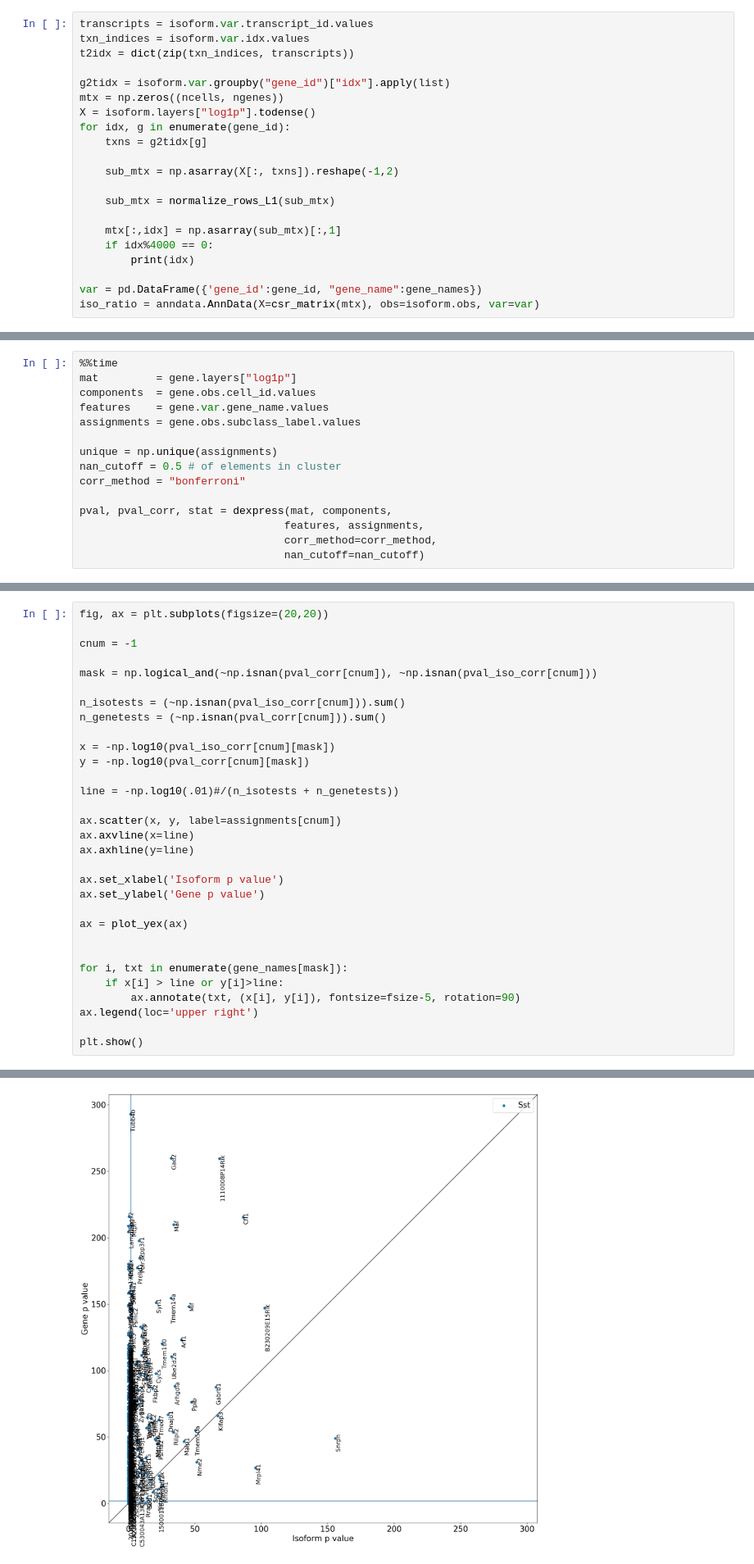
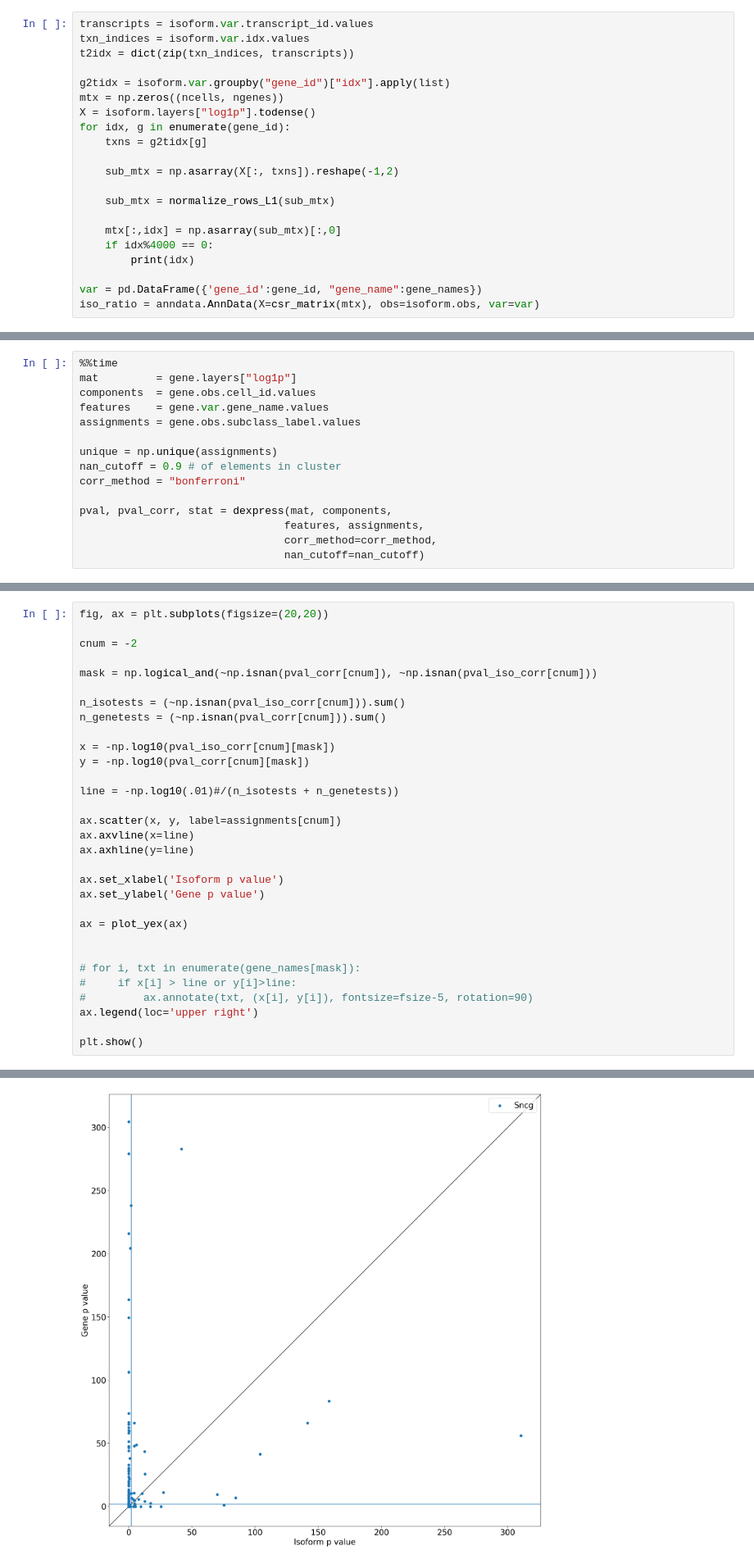
Before and after one commit to pachterlab/BYVSTZP_2020, a Jupyter notebook: analysis/level_2.ipynb, the cells around one changed output, grey strips where cells are left out. Shown at 82% size. Cells and saved outputs as stored; diff of their text form.

```diff
--- a/analysis/level_2.ipynb
+++ b/analysis/level_2.ipynb
@@ -188,7 +176,7 @@ for idx, g in enumerate(gene_id):
 
     sub_mtx = normalize_rows_L1(sub_mtx)
 
-    mtx[:,idx] = np.asarray(sub_mtx)[:,1]
+    mtx[:,idx] = np.asarray(sub_mtx)[:,0]
     if idx%4000 == 0:
         print(idx)
 
@@ -375,7 +351,7 @@ features    = gene.var.gene_name.values
 assignments = gene.obs.subclass_label.values
 
 unique = np.unique(assignments)
-nan_cutoff = 0.5 # of elements in cluster
+nan_cutoff = 0.9 # of elements in cluster
 corr_method = "bonferroni"
 
 pval, pval_corr, stat = dexpress(mat, components,
@@ -451,7 +427,7 @@ def plot_yex(ax):
 # %%
 fig, ax = plt.subplots(figsize=(20,20))
 
-cnum = -1
+cnum = -2
 
 mask = np.logical_and(~np.isnan(pval_corr[cnum]), ~np.isnan(pval_iso_corr[cnum]))
 
@@ -473,9 +449,9 @@ ax.set_ylabel('Gene p value')
 ax = plot_yex(ax)
 
 
-for i, txt in enumerate(gene_names[mask]):
-    if x[i] > line or y[i]>line:
-        ax.annotate(txt, (x[i], y[i]), fontsize=fsize-5, rotation=90)
+# for i, txt in enumerate(gene_names[mask]):
+#     if x[i] > line or y[i]>line:
+#         ax.annotate(txt, (x[i], y[i]), fontsize=fsize-5, rotation=90)
 ax.legend(loc='upper right')
 
 plt.show()
@@ -487,4 +463,4 @@ plt.show()
-[figure, old version]
+[figure, new version]
 # %%
 def mask_top_features(p1, p2, alpha):
     nan_mask = np.logical_and(~np.isnan(p1), ~np.isnan(p2))
```
Also changed, not shown: parts of 34 cells of this notebook, 3 other files.
